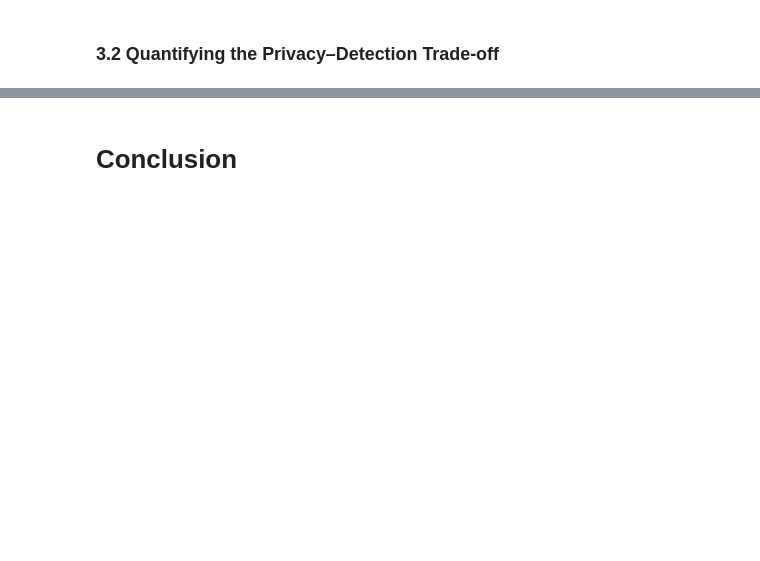
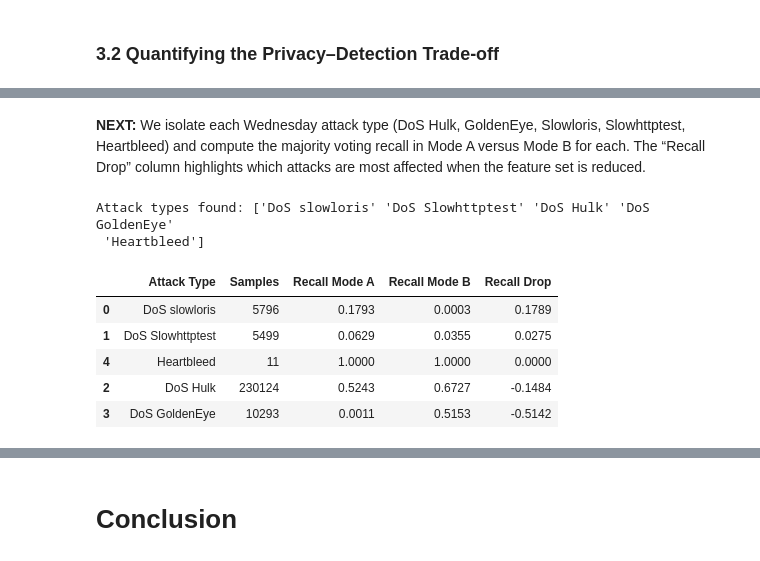
Before and after one commit to ANKOI12/INF6422E---Advanced-Concepts-in-Computer-Security, a Jupyter notebook: Lab 3/Notebook - Lab 3 - INF6422E - 2487137 - 2421549.ipynb, the cells around one changed output, grey strips where cells are left out. Drawn from its saved outputs; the diff is of its cells as text; code cells hidden in the pictures; blank space fills up the shorter version.

```diff
--- a/Lab 3/Notebook - Lab 3 - INF6422E - 2487137 - 2421549.ipynb
+++ b/Lab 3/Notebook - Lab 3 - INF6422E - 2487137 - 2421549.ipynb
@@ -385,0 +470,42 @@ We reuse the 10 most important features identified in the practical work 1 by th
+# %% [markdown]
+**NEXT:**
+We isolate each Wednesday attack type (DoS Hulk, GoldenEye, Slowloris, Slowhttptest, Heartbleed) and compute the majority voting recall in Mode A versus Mode B for each. The “Recall Drop” column highlights which attacks are most affected when the feature set is reduced.
+# %%
+# Get attack labels per flow from Wednesday
+attack_labels = df_test["Label"].astype(str).str.strip()
+
+# Get unique attack types (excluding BENIGN)
+attack_types = attack_labels[attack_labels != "BENIGN"].unique()
+print("Attack types found:", attack_types)
+
+# Per-attack recall comparison: Mode A vs Mode B
+per_attack = []
+for atk in attack_types:
+    mask = (attack_labels == atk)
+    n_samples = mask.sum()
+
+    # Mode A (full features collaborative)
+    recall_a = y_collab[mask].mean()
+
+    # Mode B (reduced features collaborative)
+    recall_b = y_collab_reduced[mask].mean()
+
+    per_attack.append({
+        "Attack Type": atk,
+        "Samples": int(n_samples),
+        "Recall Mode A": round(recall_a, 4),
+        "Recall Mode B": round(recall_b, 4),
+        "Recall Drop": round(recall_a - recall_b, 4),
+    })
+
+per_attack_df = pd.DataFrame(per_attack).sort_values("Recall Drop", ascending=False)
+per_attack_df
+# %% [output]
+Attack types found: ['DoS slowloris' 'DoS Slowhttptest' 'DoS Hulk' 'DoS GoldenEye'
+ 'Heartbleed']
+|  | Attack Type | Samples | Recall Mode A | Recall Mode B | Recall Drop |
+| 0 | DoS slowloris | 5796 | 0.1793 | 0.0003 | 0.1789 |
+| 1 | DoS Slowhttptest | 5499 | 0.0629 | 0.0355 | 0.0275 |
+| 4 | Heartbleed | 11 | 1.0000 | 1.0000 | 0.0000 |
+| 2 | DoS Hulk | 230124 | 0.5243 | 0.6727 | -0.1484 |
+| 3 | DoS GoldenEye | 10293 | 0.0011 | 0.5153 | -0.5142 |
```
Also changed, not shown: parts of 10 cells of this notebook.
